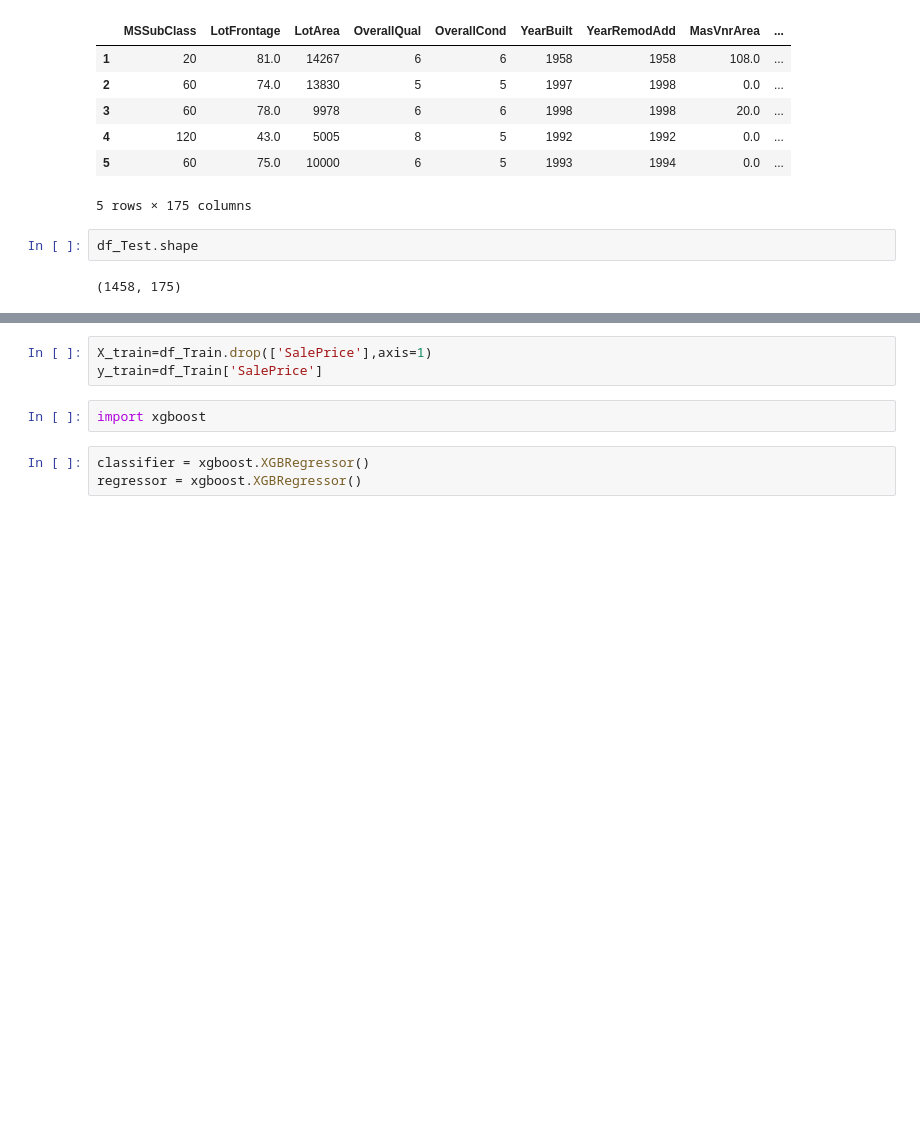
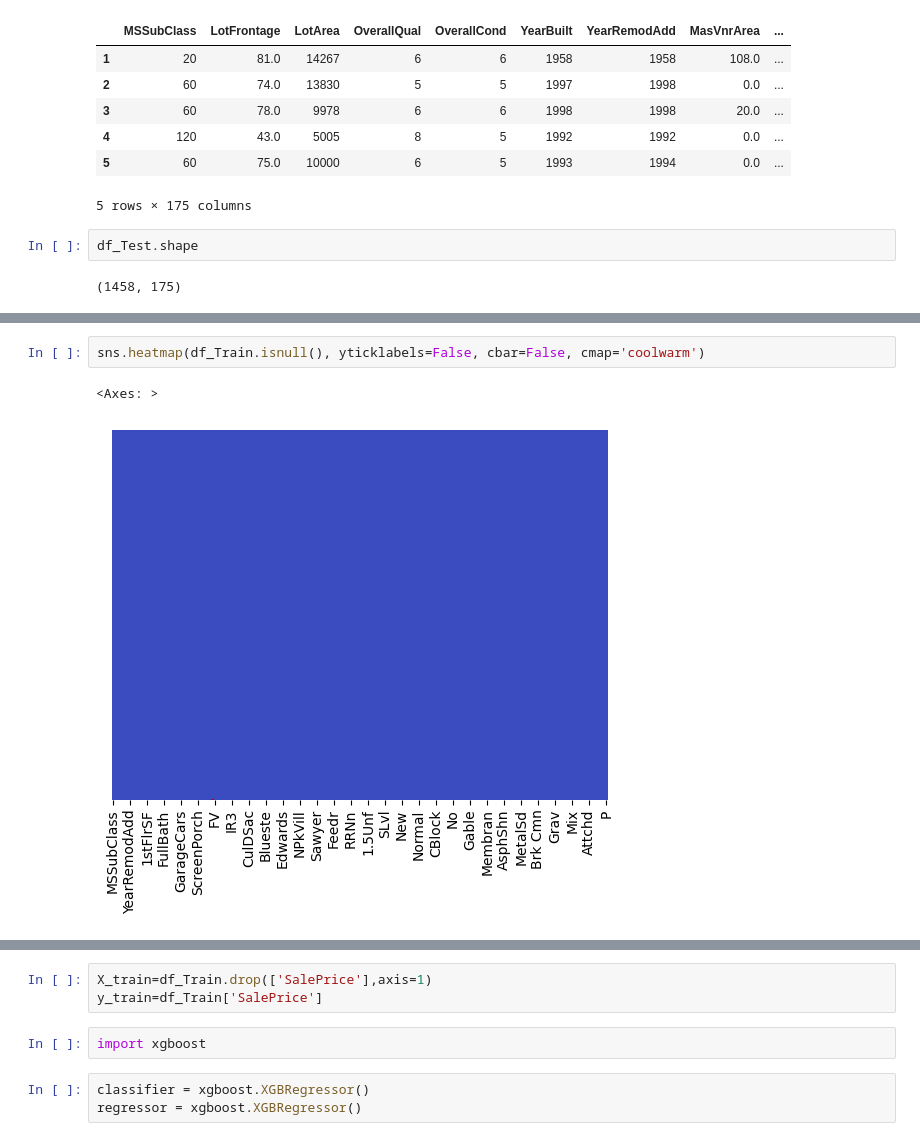
Before and after one commit to Flychuban/House-Price-Prediction, a Jupyter notebook: HousePricePredictionTrain.ipynb, the cells around one changed output, grey strips where cells are left out. Saved outputs shown, nothing was run; the diff lists cells and outputs as text; blank space fills up the shorter version.

```diff
--- a/HousePricePredictionTrain.ipynb
+++ b/HousePricePredictionTrain.ipynb
@@ -230,0 +226,5 @@ See the caveats in the documentation: https://pandas.pydata.org/pandas-docs/stab
+# %%
+sns.heatmap(df_Train.isnull(), yticklabels=False, cbar=False, cmap='coolwarm')
+# %% [output]
+<Axes: >
+[figure, added]
```
Also changed, not shown: parts of 10 cells of this notebook.
